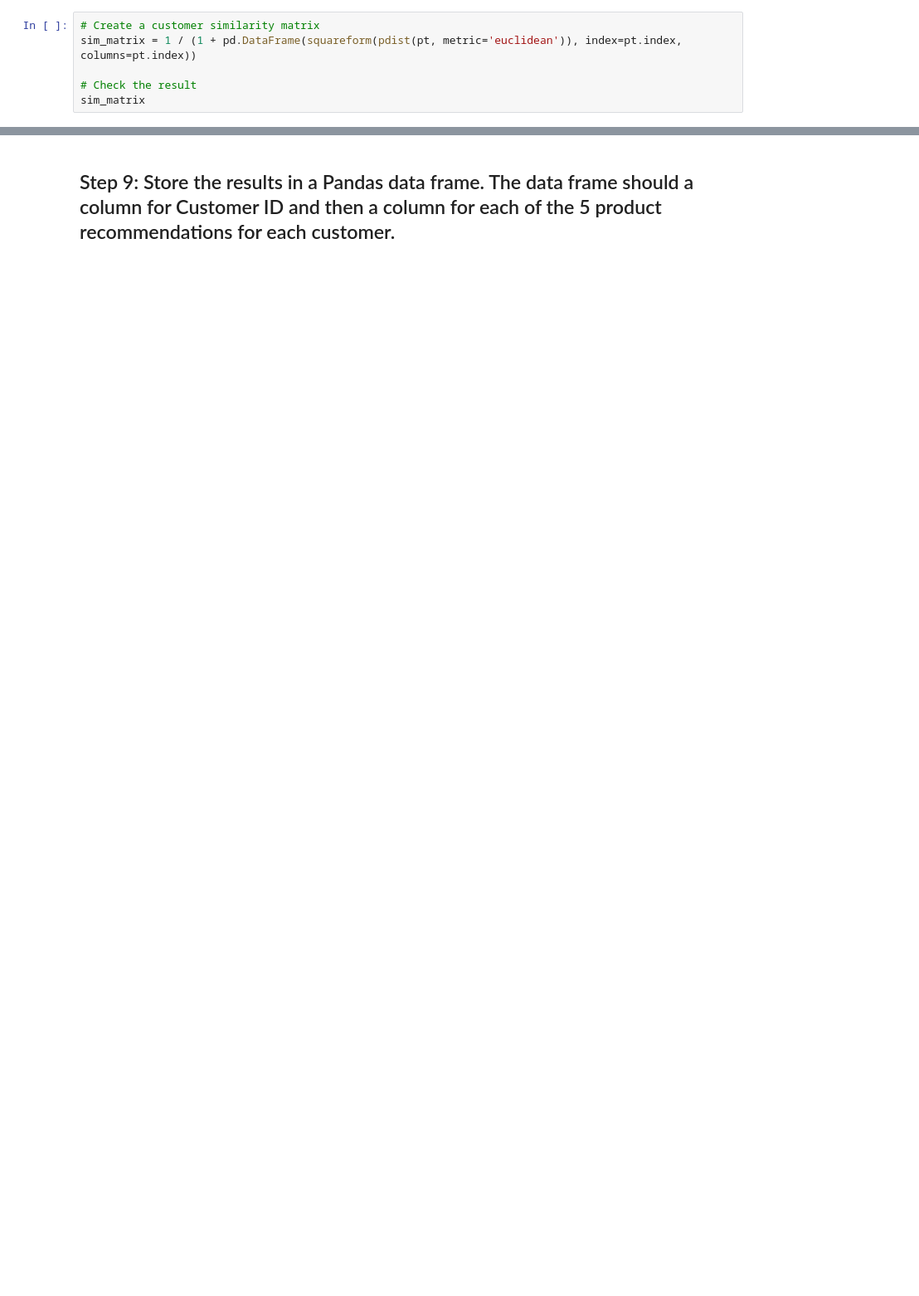
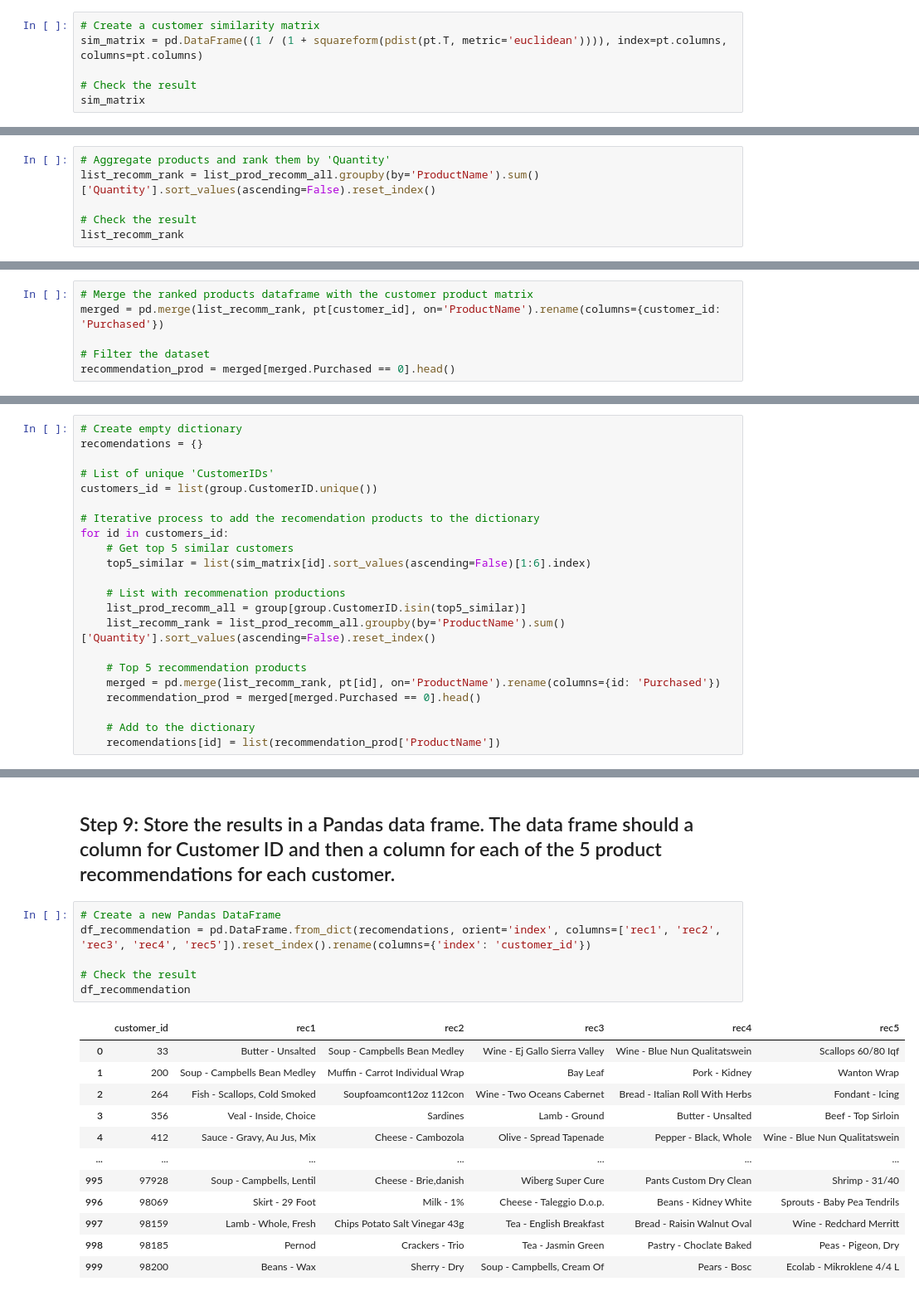
Before and after one commit to gabrielanakasato/ironhack-daft, a Jupyter notebook: labs/lab-w06/04-recommender-systems/your-code/main.ipynb, the cells around one changed output, grey strips where cells are left out. Shown: that part at 83% size. Cells and saved outputs as stored; diff of their text form; blank space fills up the shorter version.

```diff
--- a/labs/lab-w06/04-recommender-systems/your-code/main.ipynb
+++ b/labs/lab-w06/04-recommender-systems/your-code/main.ipynb
@@ -71,7 +71,7 @@ pt
 ## Step 3: Create a customer similarity matrix using `squareform` and `pdist`. For the distance metric, choose "euclidean."
 # %%
 # Create a customer similarity matrix
-sim_matrix = 1 / (1 + pd.DataFrame(squareform(pdist(pt, metric='euclidean')), index=pt.index, columns=pt.index))
+sim_matrix = pd.DataFrame((1 / (1 + squareform(pdist(pt.T, metric='euclidean')))), index=pt.columns, columns=pt.columns)
 
 # Check the result
 sim_matrix
@@ -141,3 +129,9 @@ IndexError: single positional indexer is out-of-bounds
 ## Step 6: Aggregate those customer purchase records by ProductName, sum the Quantity field, and then rank them in descending order by quantity.
 
 This will give you the total number of each product purchased by the 5 most similar customers to the customer you selected in order from most purchased to least.
+# %%
+# Aggregate products and rank them by 'Quantity'
+list_recomm_rank = list_prod_recomm_all.groupby(by='ProductName').sum()['Quantity'].sort_values(ascending=False).reset_index()
+
+# Check the result
+list_recomm_rank
@@ -147,9 +155,37 @@ This will give you the total number of each product purchased by the 5 most simi
 - Merge the ranked products data frame with the customer product matrix on the ProductName field.
 - Filter for records where the chosen customer has not purchased the product.
 - Show the top 5 results.
+# %%
+# Merge the ranked products dataframe with the customer product matrix
+merged = pd.merge(list_recomm_rank, pt[customer_id], on='ProductName').rename(columns={customer_id: 'Purchased'})
+
+# Filter the dataset
+recommendation_prod = merged[merged.Purchased == 0].head()
 # %% [markdown]
 ## Step 8: Now that we have generated product recommendations for a single user, put the pieces together and iterate over a list of all CustomerIDs.
 
 - Create an empty dictionary that will hold the recommendations for all customers.
 - Create a list of unique CustomerIDs to iterate over.
 - Iterate over the customer list performing steps 4 through 7 for each and appending the results of each iteration to the dictionary you created.
+# %%
+# Create empty dictionary
+recomendations = {}
+
+# List of unique 'CustomerIDs'
+customers_id = list(group.CustomerID.unique())
+
+# Iterative process to add the recomendation products to the dictionary
+for id in customers_id:
+    # Get top 5 similar customers
+    top5_similar = list(sim_matrix[id].sort_values(ascending=False)[1:6].index)
+
+    # List with recommenation productions
+    list_prod_recomm_all = group[group.CustomerID.isin(top5_similar)]
+    list_recomm_rank = list_prod_recomm_all.groupby(by='ProductName').sum()['Quantity'].sort_values(ascending=False).reset_index()
+
+    # Top 5 recommendation products
+    merged = pd.merge(list_recomm_rank, pt[id], on='ProductName').rename(columns={id: 'Purchased'})
+    recommendation_prod = merged[merged.Purchased == 0].head()
+
+    # Add to the dictionary
+    recomendations[id] = list(recommendation_prod['ProductName'])
@@ -156,2 +213,21 @@ This will give you the total number of each product purchased by the 5 most simi
 # %% [markdown]
 ##  Step 9: Store the results in a Pandas data frame. The data frame should a column for Customer ID and then a column for each of the 5 product recommendations for each customer.
+# %%
+# Create a new Pandas DataFrame
+df_recommendation = pd.DataFrame.from_dict(recomendations, orient='index', columns=['rec1', 'rec2', 'rec3', 'rec4', 'rec5']).reset_index().rename(columns={'index': 'customer_id'})
+
+# Check the result
+df_recommendation
+# %% [output]
+|  | customer_id | rec1 | rec2 | rec3 | rec4 | rec5 |
+| 0 | 33 | Butter - Unsalted | Soup - Campbells Bean Medley | Wine - Ej Gallo Sierra Valley | Wine - Blue Nun Qualitatswein | Scallops 60/80 Iqf |
+| 1 | 200 | Soup - Campbells Bean Medley | Muffin - Carrot Individual Wrap | Bay Leaf | Pork - Kidney | Wanton Wrap |
+| 2 | 264 | Fish - Scallops, Cold Smoked | Soupfoamcont12oz 112con | Wine - Two Oceans Cabernet | Bread - Italian Roll With Herbs | Fondant - Icing |
+| 3 | 356 | Veal - Inside, Choice | Sardines | Lamb - Ground | Butter - Unsalted | Beef - Top Sirloin |
+| 4 | 412 | Sauce - Gravy, Au Jus, Mix | Cheese - Cambozola | Olive - Spread Tapenade | Pepper - Black, Whole | Wine - Blue Nun Qualitatswein |
+| ... | ... | ... | ... | ... | ... | ... |
+| 995 | 97928 | Soup - Campbells, Lentil | Cheese - Brie,danish | Wiberg Super Cure | Pants Custom Dry Clean | Shrimp - 31/40 |
+| 996 | 98069 | Skirt - 29 Foot | Milk - 1% | Cheese - Taleggio D.o.p. | Beans - Kidney White | Sprouts - Baby Pea Tendrils |
+| 997 | 98159 | Lamb - Whole, Fresh | Chips Potato Salt Vinegar 43g | Tea - English Breakfast | Bread - Raisin Walnut Oval | Wine - Redchard Merritt |
+| 998 | 98185 | Pernod | Crackers - Trio | Tea - Jasmin Green | Pastry - Choclate Baked | Peas - Pigeon, Dry |
+| 999 | 98200 | Beans - Wax | Sherry - Dry | Soup - Campbells, Cream Of | Pears - Bosc | Ecolab - Mikroklene 4/4 L |
```
Also changed, not shown: parts of 10 cells of this notebook.
